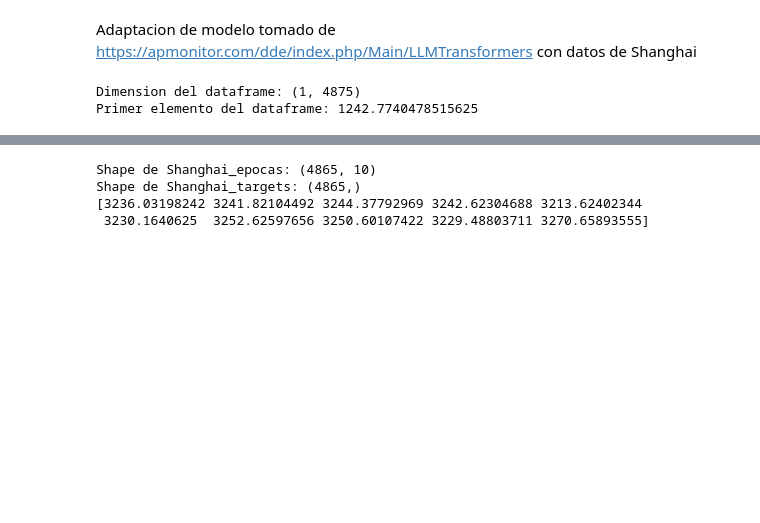
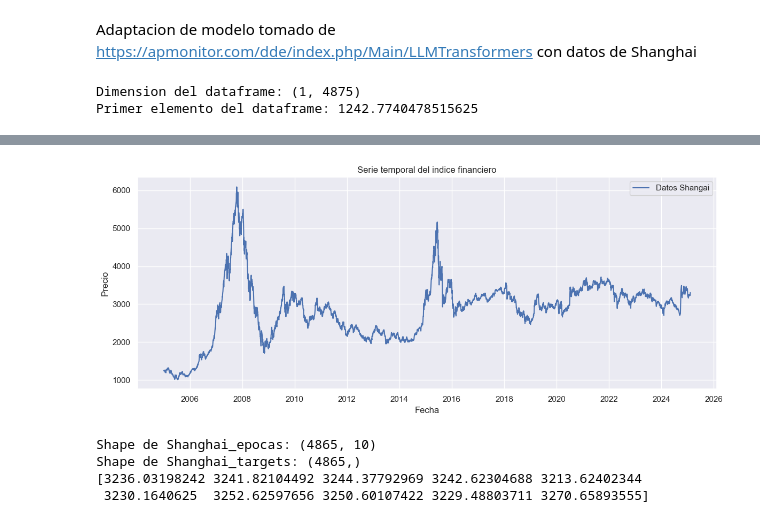
Before and after one commit to RedLakes17/SS-AntonioRojas, a Jupyter notebook: TransformerWebModel.ipynb, the cells around one changed output, grey strips where cells are left out. Cells and saved outputs as stored; diff of their text form; code cells hidden in the pictures; blank space fills up the shorter version.

```diff
--- a/TransformerWebModel.ipynb
+++ b/TransformerWebModel.ipynb
@@ -14,3 +51,22 @@ Primer elemento del dataframe: 1242.7740478515625
+# %%
+import seaborn as sns
+import matplotlib.dates as mdates
+
+sns.set_theme(style="darkgrid")  # opciones: whitegrid, darkgrid, ticks
+
+plt.figure(figsize=(12, 5))
+sns.lineplot(x=lista_fechas, y=val, label='Datos Shangai')
+plt.title('Serie temporal del indice financiero')
+plt.xlabel('Fecha')
+plt.ylabel('Precio')
+
+plt.gca().xaxis.set_major_locator(mdates.YearLocator(2))
+plt.gca().xaxis.set_major_formatter(mdates.DateFormatter('%Y'))
+
+plt.tight_layout()
+plt.show()
+# %% [output]
+[figure, added]
 # %%
 #Nos saltamos la parte del codigo que genera datos porque nosotros ya tenemos datos reales
 #Debemos convertir nuestros datos en una ventana de datos deslizantes. Esto es, obtener una matriz dividiendo los datos en epocas de 10 dias y obtener los target para cada una de esas epocas
```
Also changed, not shown: parts of 6 cells of this notebook, 2 other files.
